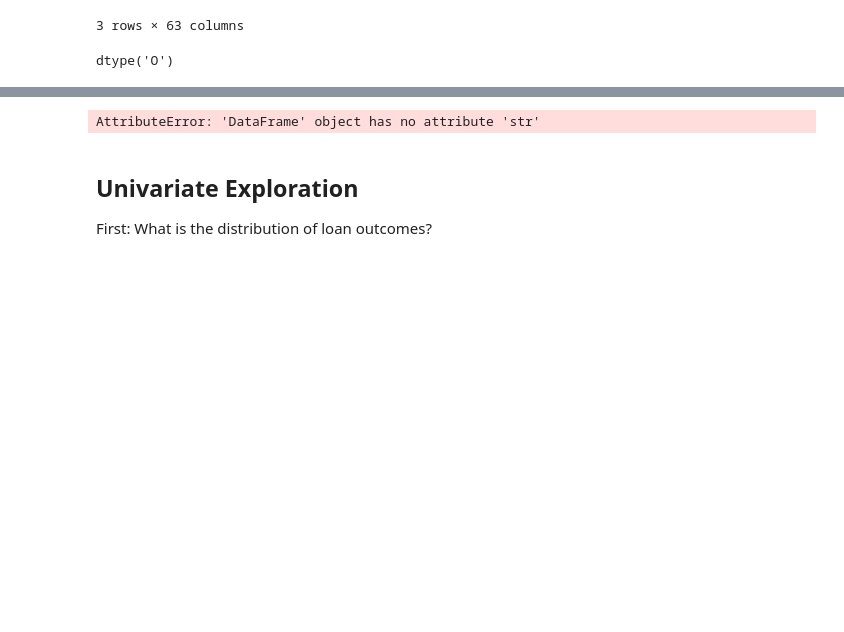
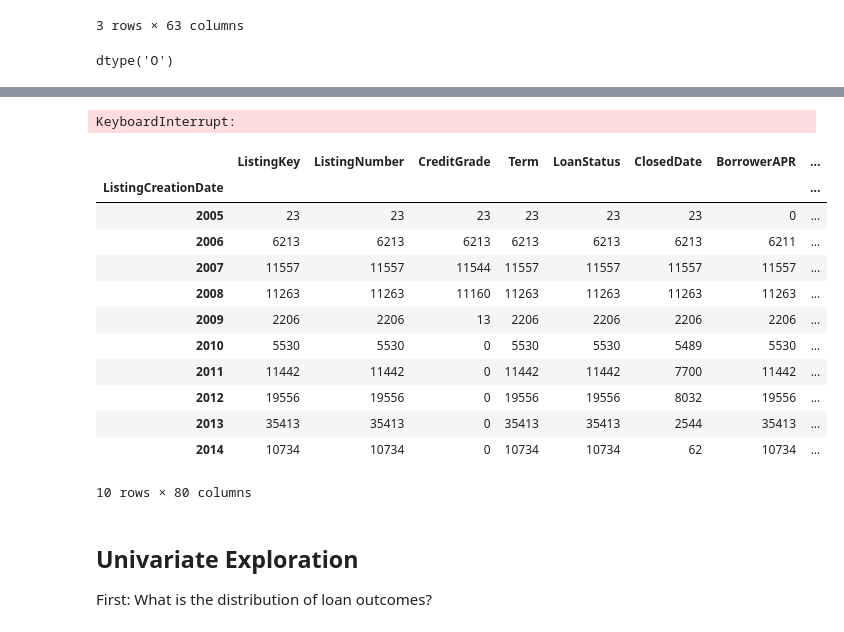
Before and after one commit to werdnamac/prosperloans, a Jupyter notebook: loan_exploration1a.ipynb, the cells around one changed output, grey strips where cells are left out. Saved outputs shown, nothing was run; the diff lists cells and outputs as text; code cells hidden in the pictures; blank space fills up the shorter version.

```diff
--- a/loan_exploration1a.ipynb
+++ b/loan_exploration1a.ipynb
@@ -211,4 +216,4 @@ AttributeError: 'str' object has no attribute 'str'
 # %%
-loan.groupby('ListingCreationDate').apply(lambda x: x.str.split().str[0])
+loan.groupby('ListingCreationDate').apply(lambda x: x[:4])
 # %% [output]
-AttributeError: 'DataFrame' object has no attribute 'str'
+KeyboardInterrupt:
@@ -215,3 +223,23 @@ AttributeError: 'DataFrame' object has no attribute 'str'
+# %%
+dates_loan = loan
+# %%
+dates_loan['ListingCreationDate'] = loan['ListingCreationDate'].dt.year
+# %%
+dates_loan.groupby('ListingCreationDate').count()
+# %% [output]
+|  | ListingKey | ListingNumber | CreditGrade | Term | LoanStatus | ClosedDate | BorrowerAPR | ... |
+| ListingCreationDate |  |  |  |  |  |  |  | ... |
+| 2005 | 23 | 23 | 23 | 23 | 23 | 23 | 0 | ... |
+| 2006 | 6213 | 6213 | 6213 | 6213 | 6213 | 6213 | 6211 | ... |
+| 2007 | 11557 | 11557 | 11544 | 11557 | 11557 | 11557 | 11557 | ... |
+| 2008 | 11263 | 11263 | 11160 | 11263 | 11263 | 11263 | 11263 | ... |
+| 2009 | 2206 | 2206 | 13 | 2206 | 2206 | 2206 | 2206 | ... |
+| 2010 | 5530 | 5530 | 0 | 5530 | 5530 | 5489 | 5530 | ... |
+| 2011 | 11442 | 11442 | 0 | 11442 | 11442 | 7700 | 11442 | ... |
+| 2012 | 19556 | 19556 | 0 | 19556 | 19556 | 8032 | 19556 | ... |
+| 2013 | 35413 | 35413 | 0 | 35413 | 35413 | 2544 | 35413 | ... |
+| 2014 | 10734 | 10734 | 0 | 10734 | 10734 | 62 | 10734 | ... |
+10 rows × 80 columns
 # %% [markdown]
 ## Univariate Exploration
 
```
Also changed, not shown: parts of 9 cells of this notebook.
